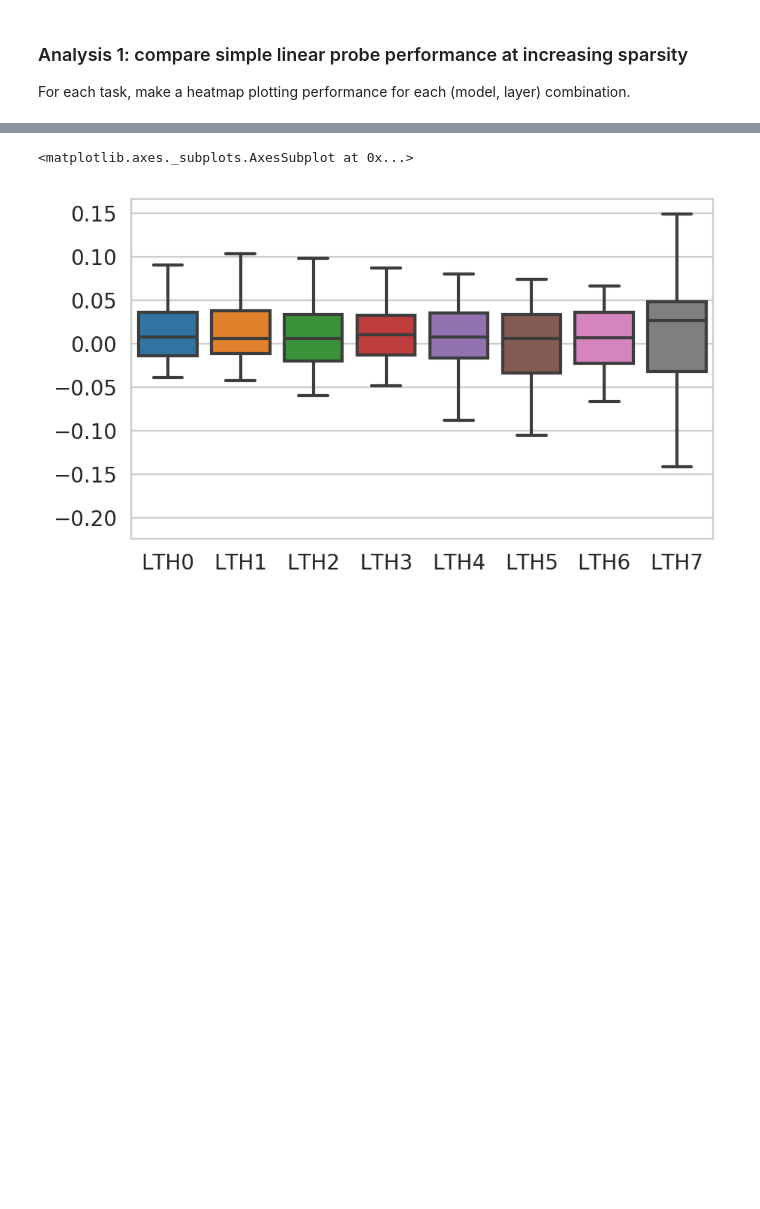
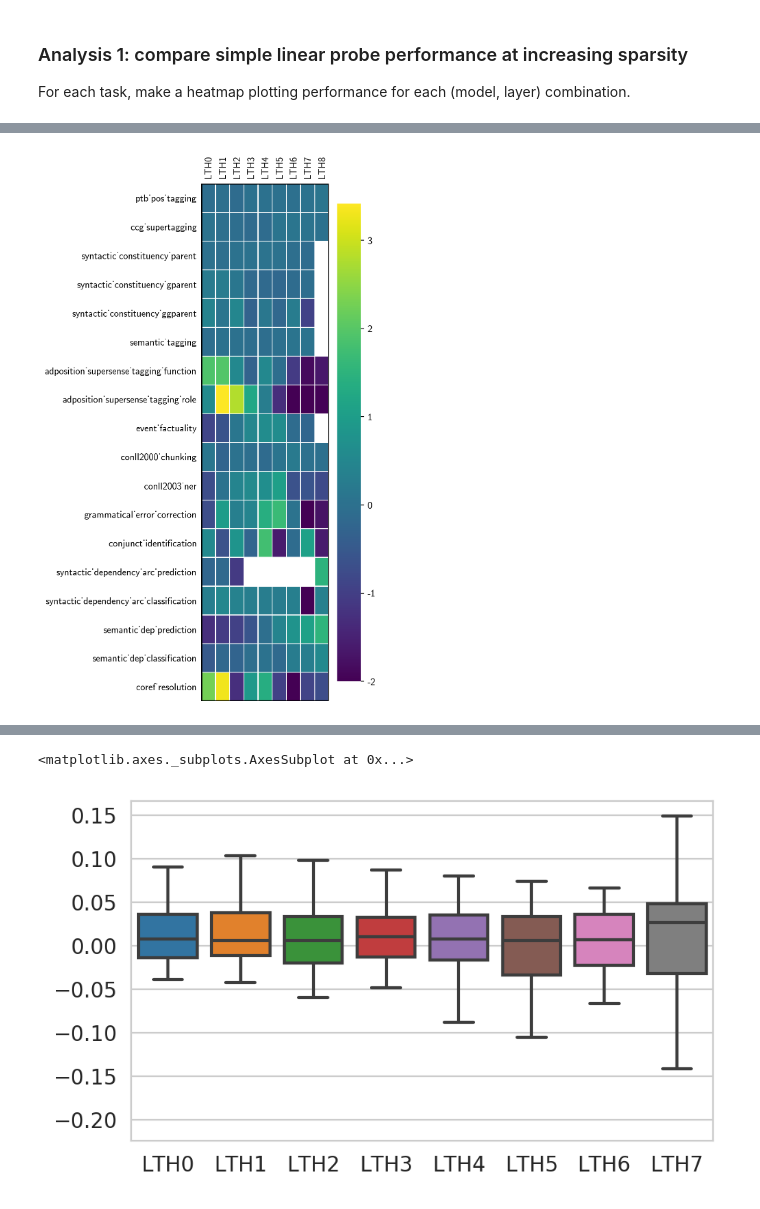
Before and after one commit to rmovva/lth-fairseq, a Jupyter notebook: analysis/analyze_probing_performance.ipynb, the cells around one changed output, grey strips where cells are left out. Drawn from its saved outputs; the diff is of its cells as text; code cells hidden in the pictures; blank space fills up the shorter version.

```diff
--- a/analysis/analyze_probing_performance.ipynb
+++ b/analysis/analyze_probing_performance.ipynb
@@ -40,12 +53,10 @@ models = ['LTH' + str(i) for i in range(8)]
 layers = list(range(6))
 # %%
-%%time
-# test
-# shutil.rmtree('/raj-learn/checkpoints/probing_models/LTH0/adposition_supersense_tagging_function/replicate2_layer1/')
-for rep in range(1, 6):
-#     for task in ['adposition_supersense_tagging_function', 'adposition_supersense_tagging_role', 'coref_resolution']:
-    for task in ['coref_resolution']:
-        dirs = glob.glob(f'{probing_result_dir}/LTH*/{task}/replicate{rep}_layer*/')
-        print(len(dirs))
-        for dirpath in dirs:
-            shutil.rmtree(dirpath)
+# %%time
+# for rep in range(1, 6):
+# #     for task in ['adposition_supersense_tagging_function', 'adposition_supersense_tagging_role', 'coref_resolution']:
+#     for task in ['coref_resolution']:
+#         dirs = glob.glob(f'{probing_result_dir}/LTH*/{task}/replicate{rep}_layer*/')
+#         print(len(dirs))
+#         for dirpath in dirs:
+#             shutil.rmtree(dirpath)
@@ -149 +189,13 @@ SpearmanrResult(correlation=0.2753145843232386, pvalue=1.7628691130934784e-10)
+# %%
+plt.figure(figsize=(3, 10), dpi=200)
+df = df_norm_row
+ax = sns.heatmap(data=df, cmap='viridis', lw=0.5, vmin=-2) # vmin=np.nanmin(df.values), vmax=np.nanmax(df.values))
+ax.add_patch(Rectangle((0, 0), len(df.columns), len(df.index), fill=False, edgecolor='black', lw=2))
+ax.xaxis.tick_top()
+plt.xticks(rotation=90)
+ax.tick_params(axis='both', which='both', length=0, pad=5)
+# ax.set_title(' '.join(task.split('_')))
+plt.show()
+# %% [output]
+[figure, added]
 # %%
```
Also changed, not shown: parts of 17 cells of this notebook, 10 other files.
